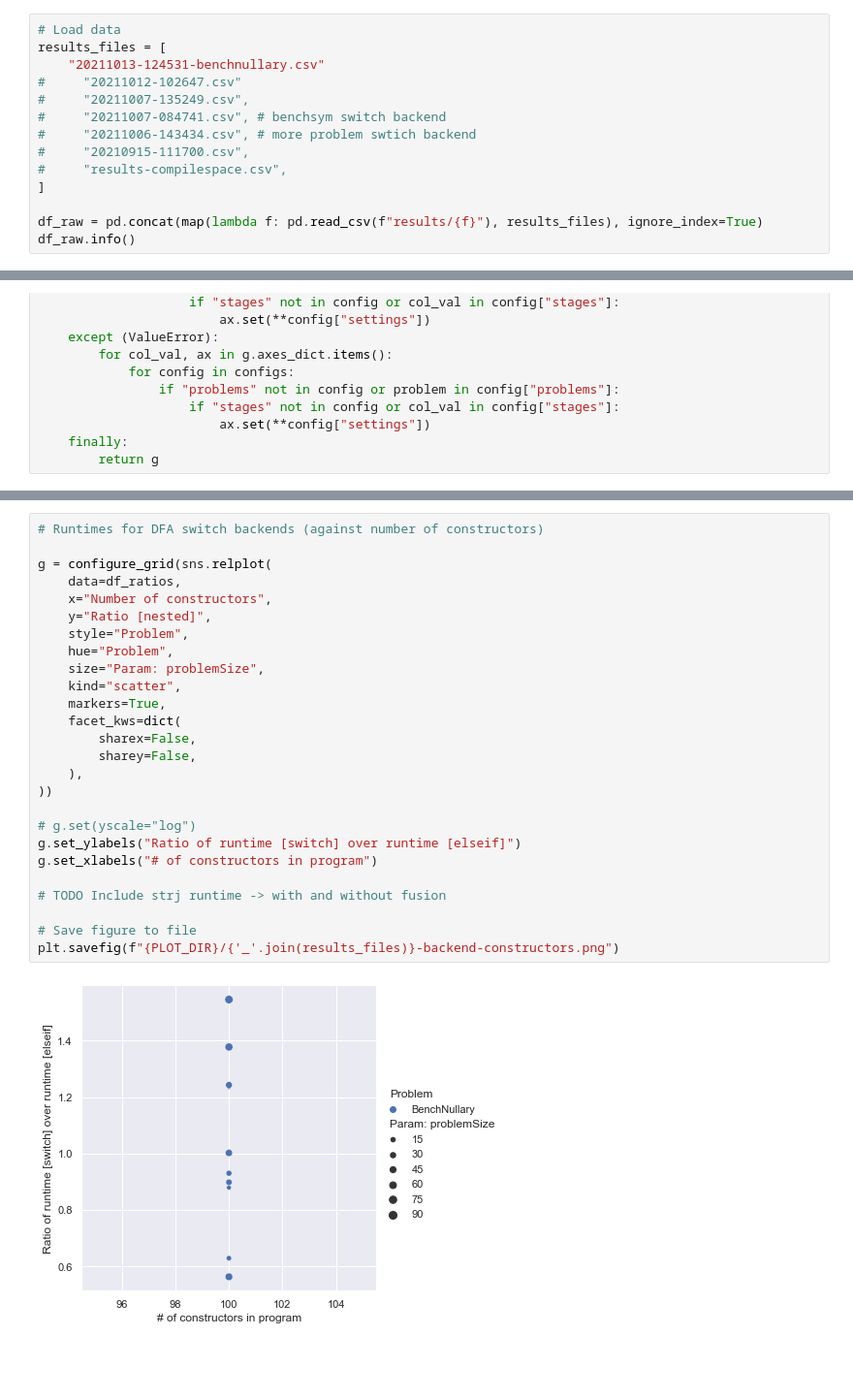
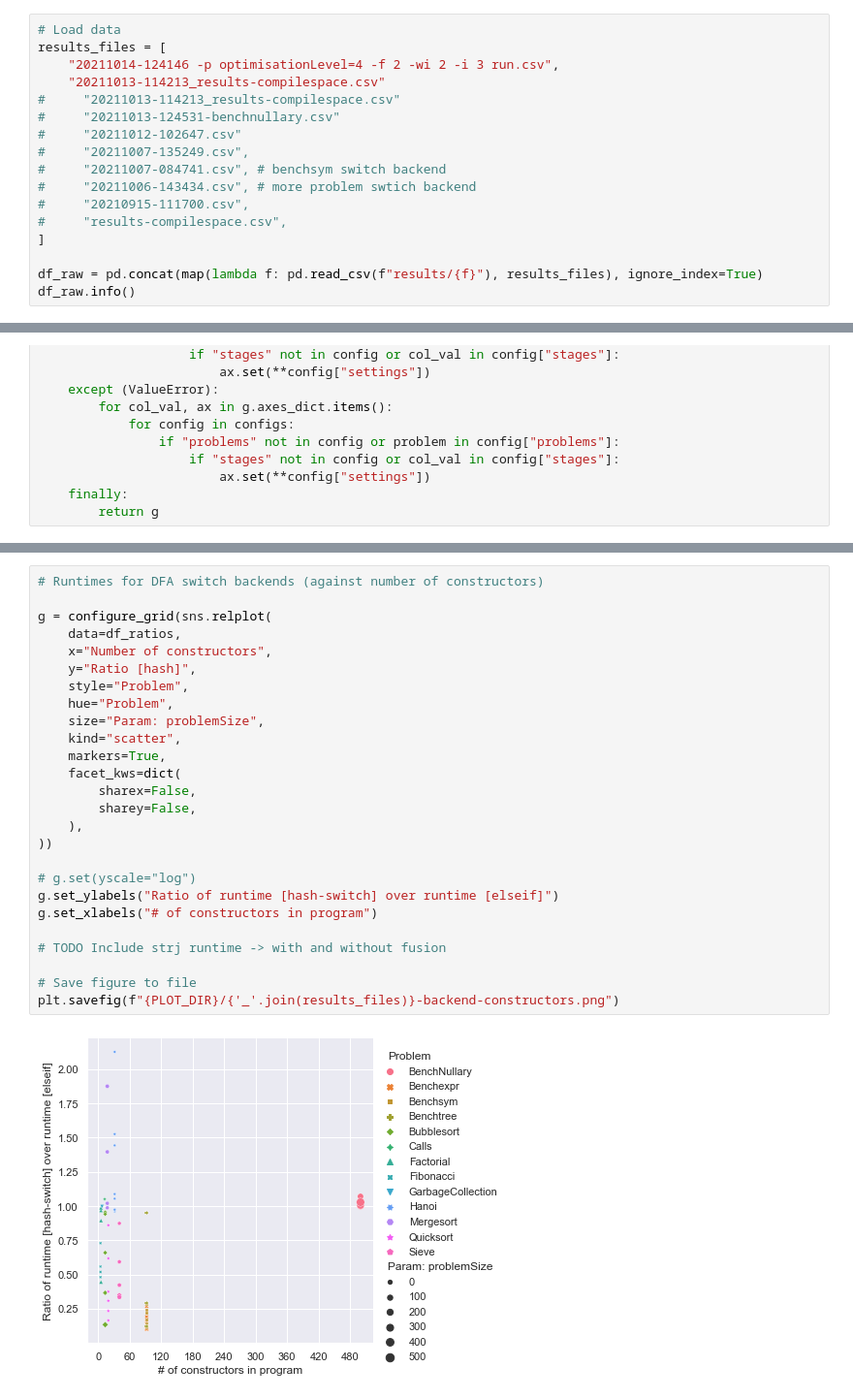
Before and after one commit to metaborg/stratego, a Jupyter notebook: stratego.build.spoofax2.benchmark/analysis/Example plots.ipynb, the cells around one changed output, grey strips where cells are left out. Shown at 97% size. Cells and saved outputs as stored; diff of their text form; blank space fills up the shorter version.

```diff
--- a/stratego.build.spoofax2.benchmark/analysis/Example plots.ipynb
+++ b/stratego.build.spoofax2.benchmark/analysis/Example plots.ipynb
@@ -16,7 +27,10 @@ if not(os.path.exists(PLOT_DIR)):
 # %%
 # Load data
 results_files = [
-    "20211013-124531-benchnullary.csv"
+    "20211014-124146 -p optimisationLevel=4 -f 2 -wi 2 -i 3 run.csv",
+    "20211013-114213_results-compilespace.csv"
+#     "20211013-114213_results-compilespace.csv"
+#     "20211013-124531-benchnullary.csv"
 #     "20211012-102647.csv"
 #     "20211007-135249.csv",
 #     "20211007-084741.csv", # benchsym switch backend
@@ -342,31 +353,31 @@ MultiIndex([('benchmark.stratego2.execution.BenchNullary.run',  10, 100, ...),
 # %%
 # Runtimes for DFA switch backends (against number of constructors)
 
 g = configure_grid(sns.relplot(
     data=df_ratios,
     x="Number of constructors",
-    y="Ratio [nested]",
+    y="Ratio [hash]",
     style="Problem",
     hue="Problem",
     size="Param: problemSize",
     kind="scatter",
     markers=True,
     facet_kws=dict(
         sharex=False,
         sharey=False,
     ),
 ))
 
 # g.set(yscale="log")
-g.set_ylabels("Ratio of runtime [switch] over runtime [elseif]")
+g.set_ylabels("Ratio of runtime [hash-switch] over runtime [elseif]")
 g.set_xlabels("# of constructors in program")
 
 # TODO Include strj runtime -> with and without fusion
 
 # Save figure to file
 plt.savefig(f"{PLOT_DIR}/{'_'.join(results_files)}-backend-constructors.png")
 # %% [output]
-[figure, old version]
+[figure, new version]
 # %%
 # g = sns.boxplot(
 #     data=df_ratios,
```
Also changed, not shown: parts of 13 cells of this notebook, 25 other files.
